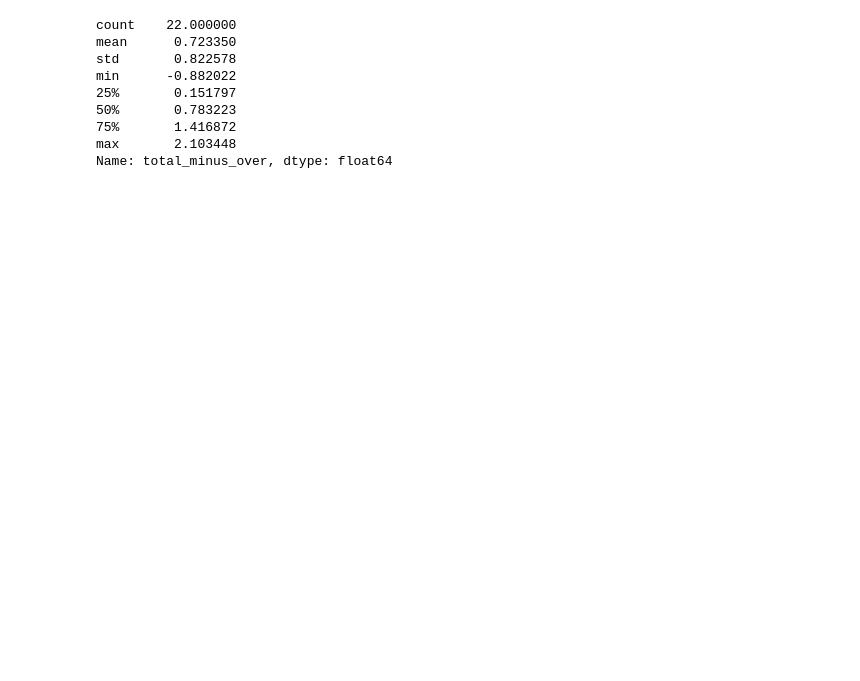
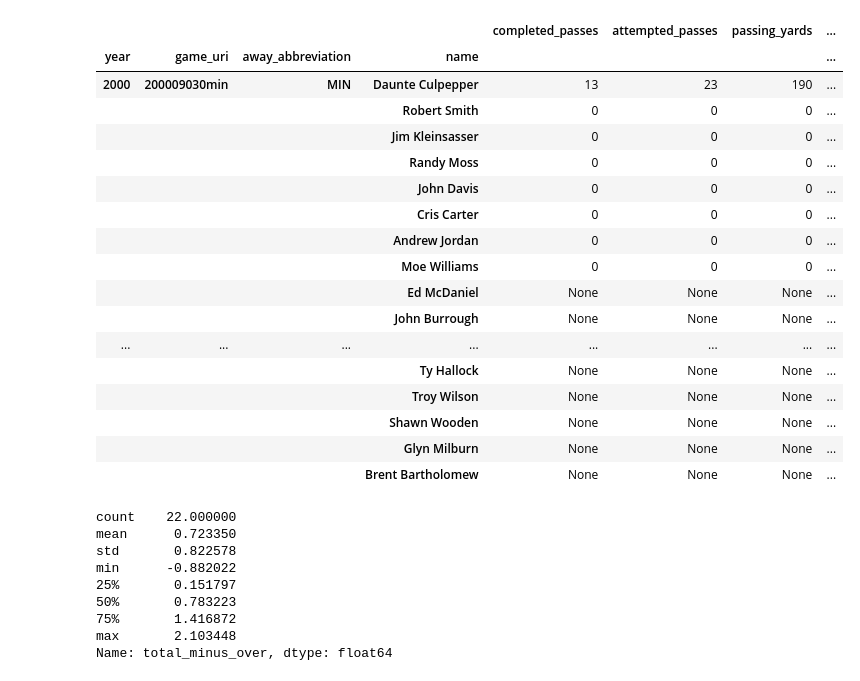
Before and after one commit to LTonstad/Predictive-Analytics-using-Sportsipy, a Jupyter notebook: eda.ipynb, the cells around one changed output. Cells and saved outputs as stored; diff of their text form; code cells hidden in the pictures; blank space fills up the shorter version.

```diff
--- a/eda.ipynb
+++ b/eda.ipynb
@@ -15,0 +1,13 @@ df.head()
+# %%
+import pandas as pd
+import pickle5 as pickle
+
+pd.set_option('display.max_columns', None)
+
+
+with open('data/df_boxscores.pkl', "rb") as fh:
+  df_boxscores = pickle.load(fh)
+nfl_player_stats_by_career = pd.read_pickle('data/nfl_player_stats_by_career.pkl')
+nfl_player_stats_by_season = pd.read_pickle('data/nfl_player_stats_by_season.pkl')
+player_game_stats = pd.read_pickle('data/player_game_stats.pkl')
+team_season_stats = pd.read_pickle('data/team_season_stats.pkl')
@@ -16,3 +202,24 @@ df.head()
+# %%
+player_game_stats.head(60)
+# %% [output]
+|  |  |  |  | completed_passes | attempted_passes | passing_yards | ... |
+| year | game_uri | away_abbreviation | name |  |  |  | ... |
+| 2000 | 200009030min | MIN | Daunte Culpepper | 13 | 23 | 190 | ... |
+|  |  |  | Robert Smith | 0 | 0 | 0 | ... |
+|  |  |  | Jim Kleinsasser | 0 | 0 | 0 | ... |
+|  |  |  | Randy Moss | 0 | 0 | 0 | ... |
+|  |  |  | John Davis | 0 | 0 | 0 | ... |
+|  |  |  | Cris Carter | 0 | 0 | 0 | ... |
+|  |  |  | Andrew Jordan | 0 | 0 | 0 | ... |
+|  |  |  | Moe Williams | 0 | 0 | 0 | ... |
+|  |  |  | Ed McDaniel | None | None | None | ... |
+|  |  |  | John Burrough | None | None | None | ... |
+| ... | ... | ... | ... | ... | ... | ... | ... |
+|  |  |  | Ty Hallock | None | None | None | ... |
+|  |  |  | Troy Wilson | None | None | None | ... |
+|  |  |  | Shawn Wooden | None | None | None | ... |
+|  |  |  | Glyn Milburn | None | None | None | ... |
+|  |  |  | Brent Bartholomew | None | None | None | ... |
 # %%
 df.groupby('year')['total_minus_over'].mean().describe()
 # %% [output]
```
Also changed, not shown: parts of 9 cells of this notebook, 1 other file.
